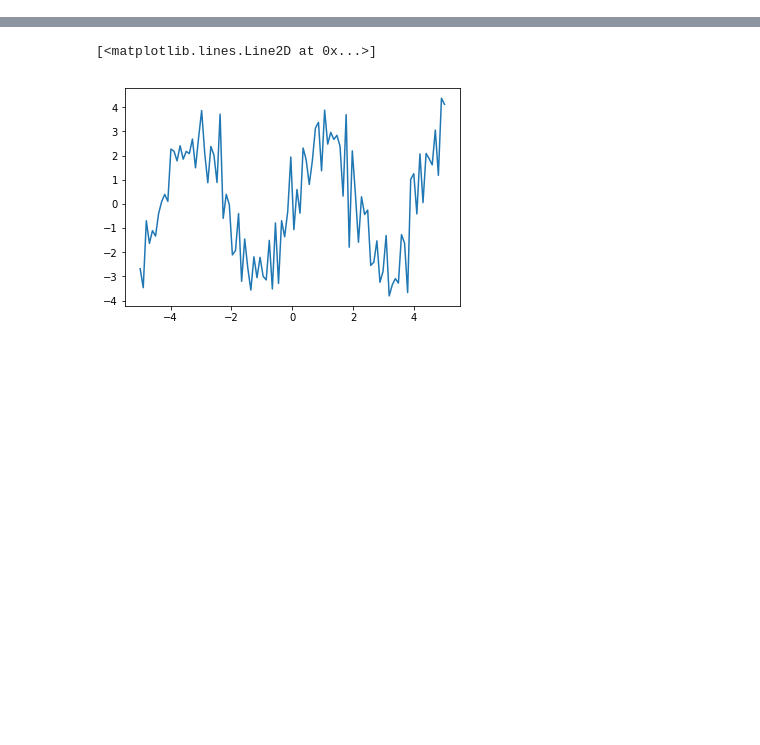
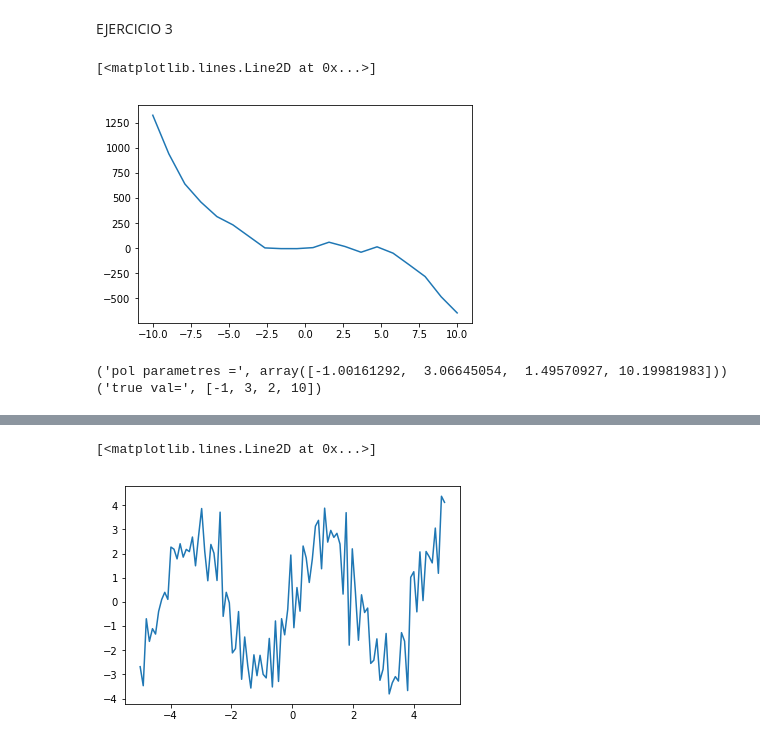
Before and after one commit to biuse/EjerciciosResueltos, a Jupyter notebook: ExerciciesModelling.ipynb, the cells around one changed output, grey strips where cells are left out. Saved outputs shown, nothing was run; the diff lists cells and outputs as text; code cells hidden in the pictures; blank space fills up the shorter version.

```diff
--- a/ExerciciesModelling.ipynb
+++ b/ExerciciesModelling.ipynb
@@ -0,0 +5,28 @@
+# %% [markdown]
+EJERCICIO 3
+# %%
+#Ejercicio 3
+# 3.1
+true_val=[-1,3,2,10]
+pol=np.poly1d([-1,3,2,10]) # o pol=np.poly1d(*true_val)
+# 3.2
+x=np.linspace(-10,10,20)
+y=pol(x)
+noise=25*np.random.randn(x.size)
+y=y+noise
+# Hacemos plot de los datos
+pl.plot(x,y)
+# %% [output]
+[<matplotlib.lines.Line2D at 0x...>]
+[figure, added]
+# %%
+#3.3
+a=np.polyfit(x,y,3)
+Fit=np.poly1d(a) # esto es una manera compacta de poner la función
+                #def pol3(x,*a):
+                #    return a[0]*x^3+a[1]*x^2+a[2]*x+a[3]
+print ('pol parametres =',a)
+print ('true val=',true_val)
+# %% [output]
+('pol parametres =', array([-1.00161292,  3.06645054,  1.49570927, 10.19981983]))
+('true val=', [-1, 3, 2, 10])
```
Also changed, not shown: parts of 8 cells of this notebook.
